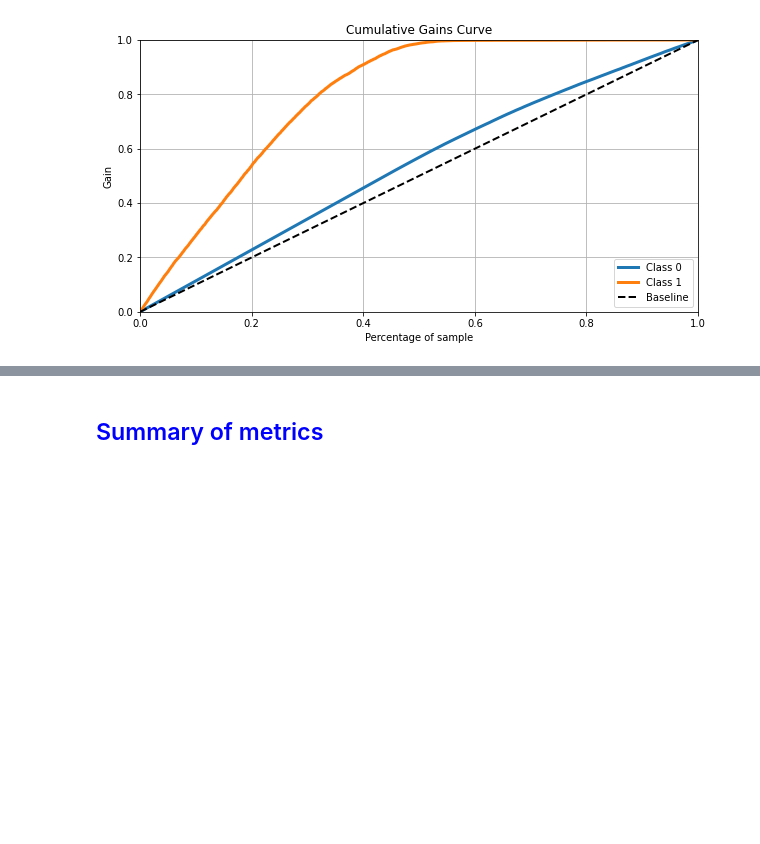
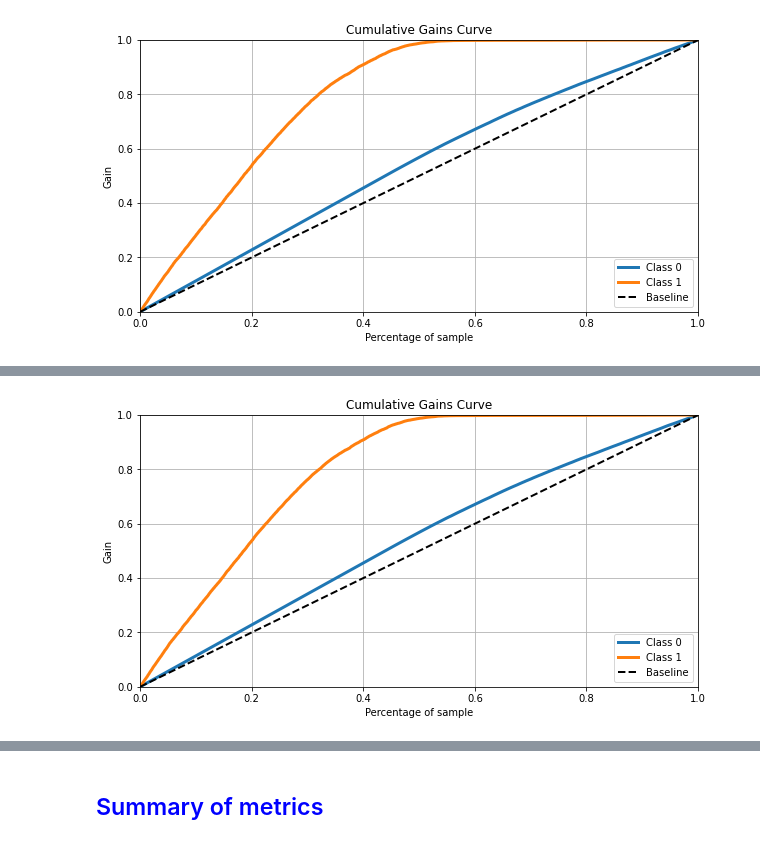
Before and after one commit to GustavoHBDuarte/health-insurance, a Jupyter notebook: notebook_main.ipynb, the cells around one changed output, grey strips where cells are left out. Drawn from its saved outputs; the diff is of its cells as text; code cells hidden in the pictures; blank space fills up the shorter version.

```diff
--- a/notebook_main.ipynb
+++ b/notebook_main.ipynb
@@ -1501,0 +1550,8 @@ recall_at_k(X_test, y_test, pred_proba_model, k=2000)
+# %%
+# Cumulative gain curve
+
+plot_cumulative_gain(y_test,
+                     pred_proba_model,
+                     figsize=(10,5));
+# %% [output]
+[figure, added]
```
Also changed, not shown: parts of 69 cells of this notebook.
